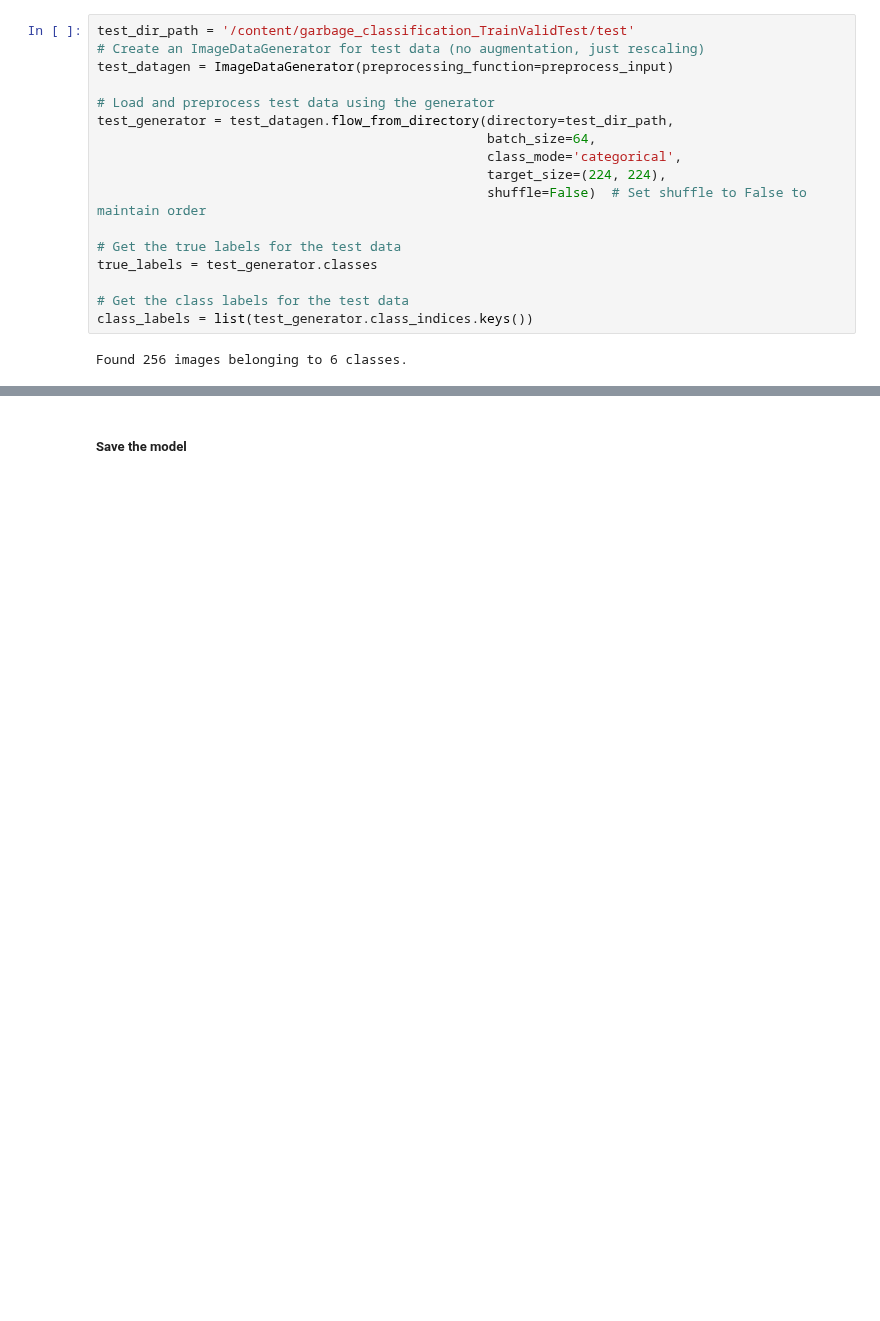
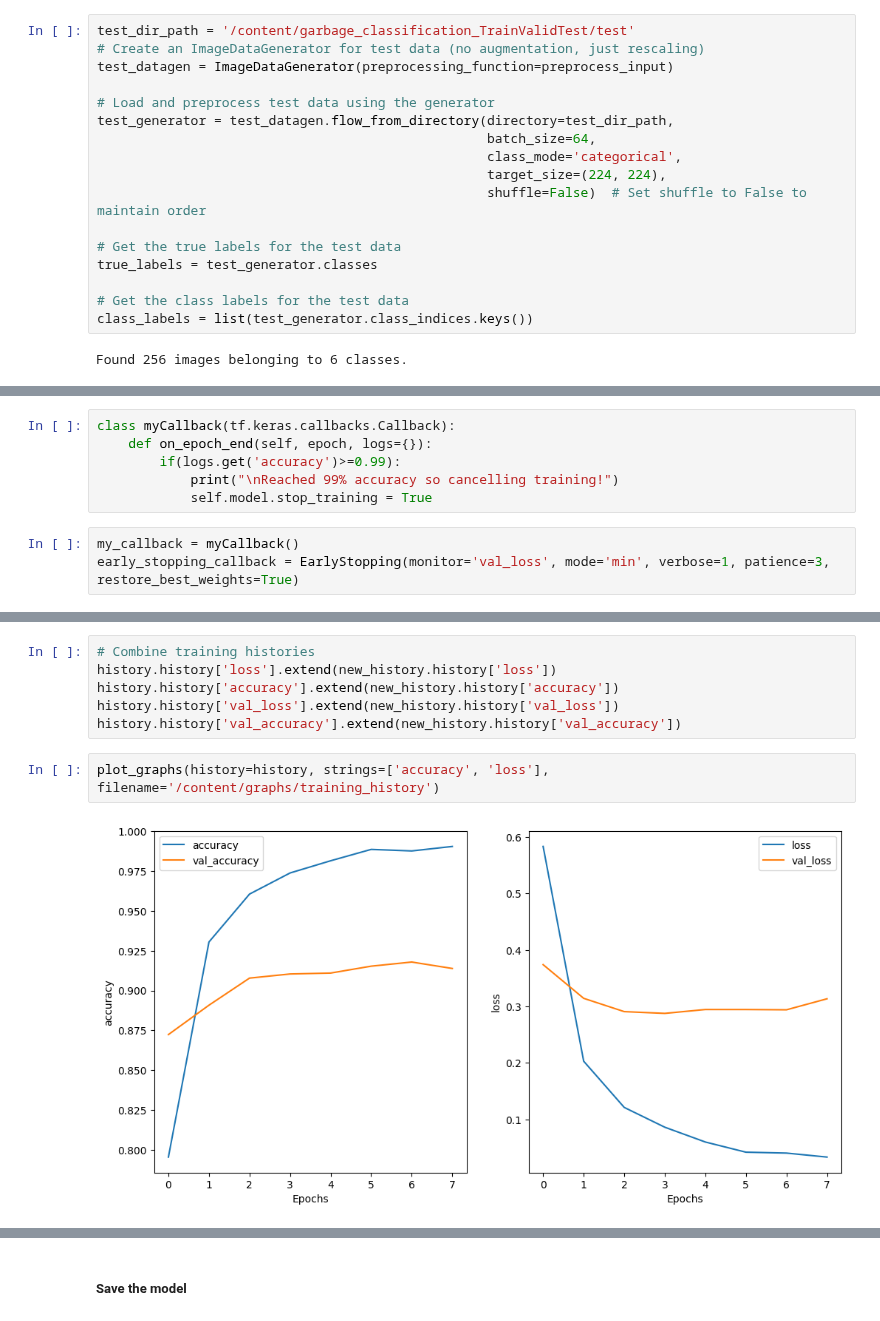
Before and after one commit to Mykhailo20/DS_Bootcamp_2023, a Jupyter notebook: Final_Project/Analysis/1_TF_Classification_DNN_Colab.ipynb, the cells around one changed output, grey strips where cells are left out. Cells and saved outputs as stored; diff of their text form; blank space fills up the shorter version.

```diff
--- a/Final_Project/Analysis/1_TF_Classification_DNN_Colab.ipynb
+++ b/Final_Project/Analysis/1_TF_Classification_DNN_Colab.ipynb
@@ -2934,0 +2869,9 @@ plt.show()
+# %%
+class myCallback(tf.keras.callbacks.Callback):
+    def on_epoch_end(self, epoch, logs={}):
+        if(logs.get('accuracy')>=0.99):
+            print("\nReached 99% accuracy so cancelling training!")
+            self.model.stop_training = True
+# %%
+my_callback = myCallback()
+early_stopping_callback = EarlyStopping(monitor='val_loss', mode='min', verbose=1, patience=3, restore_best_weights=True)
@@ -2934,0 +2952,10 @@ plt.show()
+# %%
+# Combine training histories
+history.history['loss'].extend(new_history.history['loss'])
+history.history['accuracy'].extend(new_history.history['accuracy'])
+history.history['val_loss'].extend(new_history.history['val_loss'])
+history.history['val_accuracy'].extend(new_history.history['val_accuracy'])
+# %%
+plot_graphs(history=history, strings=['accuracy', 'loss'], filename='/content/graphs/training_history')
+# %% [output]
+[figure, added]
```
Also changed, not shown: parts of 42 cells of this notebook.
